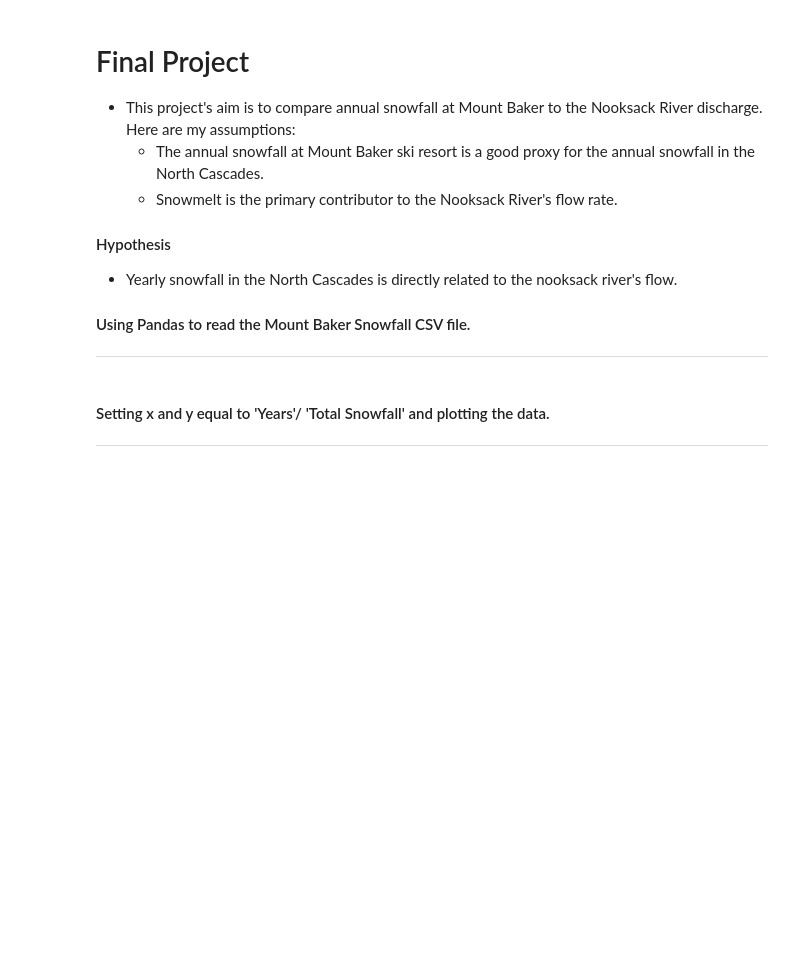
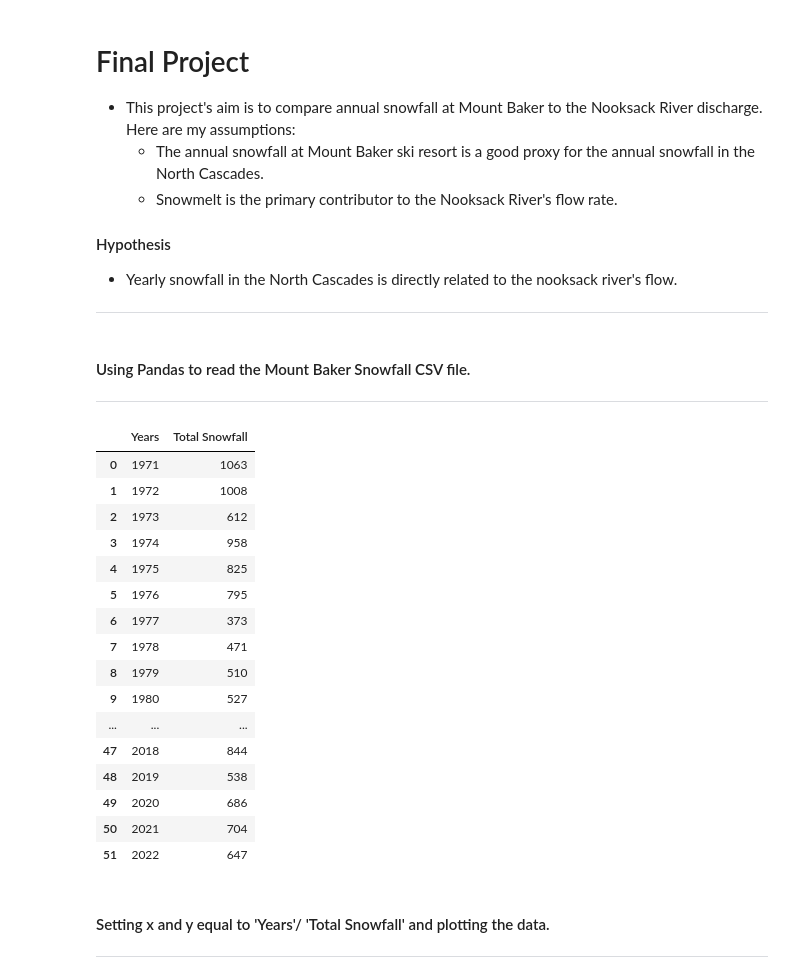
Before and after one commit to jrtomer/Python_Project, a Jupyter notebook: Finalproject.ipynb, the cells around one changed output. Cells and saved outputs as stored; diff of their text form; code cells hidden in the pictures; blank space fills up the shorter version.

```diff
--- a/Finalproject.ipynb
+++ b/Finalproject.ipynb
@@ -9,22 +9,43 @@
 
 * Yearly snowfall in the North Cascades is directly related to the nooksack river's flow.
 
-#### Using Pandas to read the Mount Baker Snowfall CSV file.
-
 ---
+# %% [markdown]
+#### Using Pandas to read the Mount Baker Snowfall CSV file.
+
+---
 # %%
 import matplotlib
 from matplotlib import pyplot as plt
 import pandas as pd
 import numpy as np
 
 
 col_list=['Years', 'Total_Snowfall']
 data = pd.read_csv("FinalProjectData.csv", usecols = col_list)
 
 #Changing the column name from Total_Snowfall to Total Snowfall.
 
 data = data.rename(columns={'Total_Snowfall': 'Total Snowfall'})
+data
+# %% [output]
+|  | Years | Total Snowfall |
+| 0 | 1971 | 1063 |
+| 1 | 1972 | 1008 |
+| 2 | 1973 | 612 |
+| 3 | 1974 | 958 |
+| 4 | 1975 | 825 |
+| 5 | 1976 | 795 |
+| 6 | 1977 | 373 |
+| 7 | 1978 | 471 |
+| 8 | 1979 | 510 |
+| 9 | 1980 | 527 |
+| ... | ... | ... |
+| 47 | 2018 | 844 |
+| 48 | 2019 | 538 |
+| 49 | 2020 | 686 |
+| 50 | 2021 | 704 |
+| 51 | 2022 | 647 |
 # %% [markdown]
 #### Setting x and y equal to 'Years'/ 'Total Snowfall' and plotting the data.
 
```
Also changed, not shown: parts of 3 cells of this notebook.
